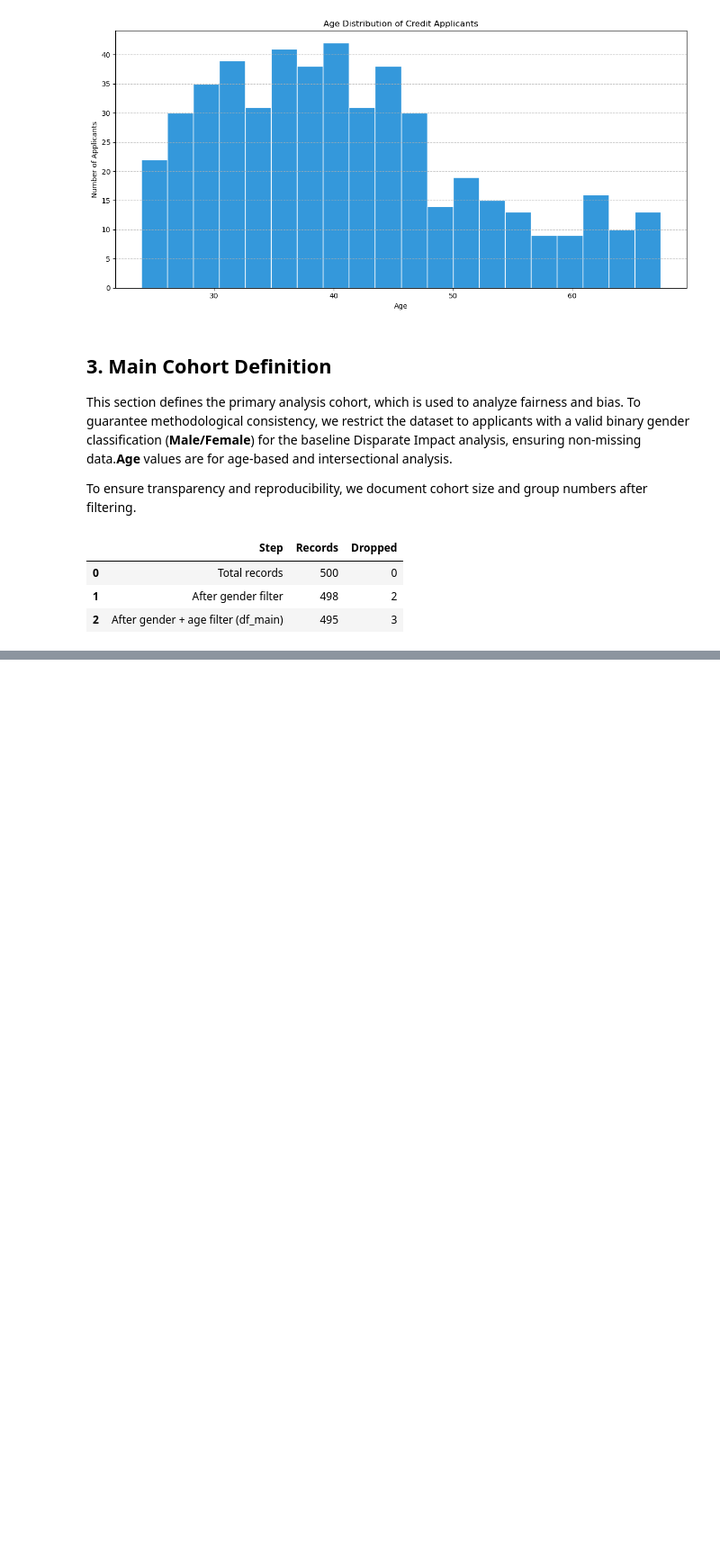
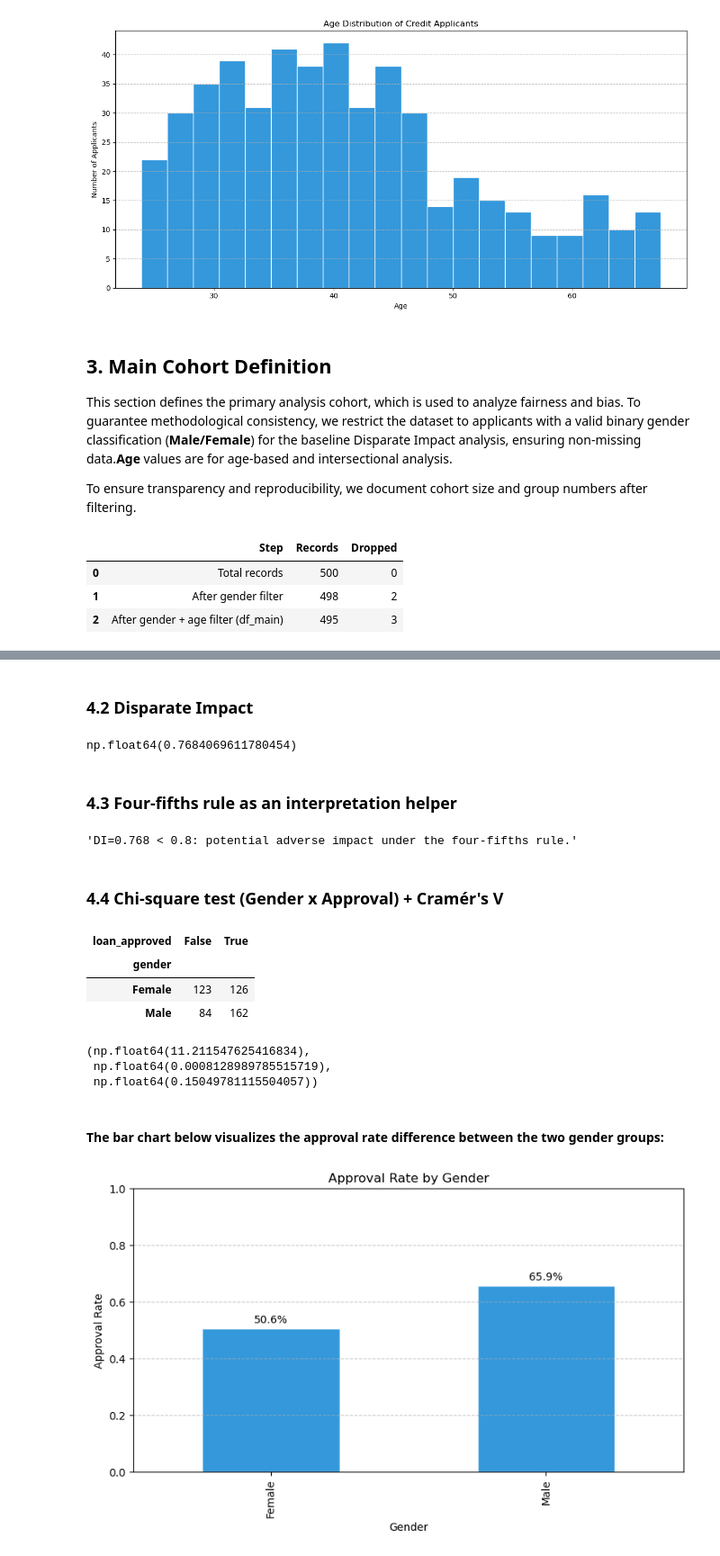
Before and after one commit to margarida-passos-cunha/dego-project-team9, a Jupyter notebook: notebooks/02-bias-analysis.ipynb, the cells around one changed output, grey strips where cells are left out. Shown at 90% size. Drawn from its saved outputs; the diff is of its cells as text; code cells hidden in the pictures; blank space fills up the shorter version.

Commit message:
Add gender DI ratio and chi-square test for approval disparity

```diff
--- a/notebooks/02-bias-analysis.ipynb
+++ b/notebooks/02-bias-analysis.ipynb
@@ -135,0 +148,5 @@ cohort_summary
+# %%
+approval_by_gender = df_main.groupby("gender")["loan_approved"].mean().sort_index()
+counts_by_gender = df_main["gender"].value_counts().sort_index()
+
+approval_by_gender, counts_by_gender
@@ -135,0 +162,60 @@ cohort_summary
+# %% [markdown]
+### 4.2 Disparate Impact
+# %%
+privileged = "Male"
+protected = "Female"
+
+di_gender = approval_by_gender[protected] / approval_by_gender[privileged]
+di_gender
+# %% [output]
+np.float64(0.7684069611780454)
+# %% [markdown]
+### 4.3 Four-fifths rule as an interpretation helper
+# %%
+def four_fifths_interpretation(di_value: float, threshold: float = 0.8) -> str:
+    if di_value < threshold:
+        return f"DI={di_value:.3f} < {threshold}: potential adverse impact under the four-fifths rule."
+    return f"DI={di_value:.3f} ≥ {threshold}: no adverse impact flagged by the four-fifths rule."
+
+four_fifths_interpretation(di_gender)
+# %% [output]
+'DI=0.768 < 0.8: potential adverse impact under the four-fifths rule.'
+# %% [markdown]
+### 4.4 Chi-square test (Gender x Approval) + Cramér's V
+# %%
+ct_gender = pd.crosstab(df_main["gender"], df_main["loan_approved"])
+ct_gender
+# %% [output]
+| loan_approved | False | True |
+| gender |  |  |
+| Female | 123 | 126 |
+| Male | 84 | 162 |
+# %%
+chi2, p, dof, expected = stats.chi2_contingency(ct_gender)
+
+# Cramér's V (effect size)
+n = ct_gender.to_numpy().sum()
+r, k = ct_gender.shape
+cramers_v = np.sqrt((chi2 / n) / (min(r-1, k-1)))
+
+chi2, p, cramers_v
+# %% [output]
+(np.float64(11.211547625416834),
+ np.float64(0.0008128989785515719),
+ np.float64(0.15049781115504057))
+# %% [markdown]
+#### The bar chart below visualizes the approval rate difference between the two gender groups:
+# %%
+fig, ax = plt.subplots(figsize=(8, 5))
+approval_by_gender.plot(kind="bar", ax=ax, color="#3498db", edgecolor="white")
+ax.set_title("Approval Rate by Gender")
+ax.set_xlabel("Gender")
+ax.set_ylabel("Approval Rate")
+ax.set_ylim(0, 1)
+ax.grid(axis="y", linestyle="--", alpha=0.7)
+for container in ax.containers:
+    ax.bar_label(container, labels=[f"{v:.1%}" for v in approval_by_gender], padding=3)
+plt.tight_layout()
+plt.show()
+# %% [output]
+[figure, added]
```
Also changed, not shown: parts of 4 cells of this notebook.
